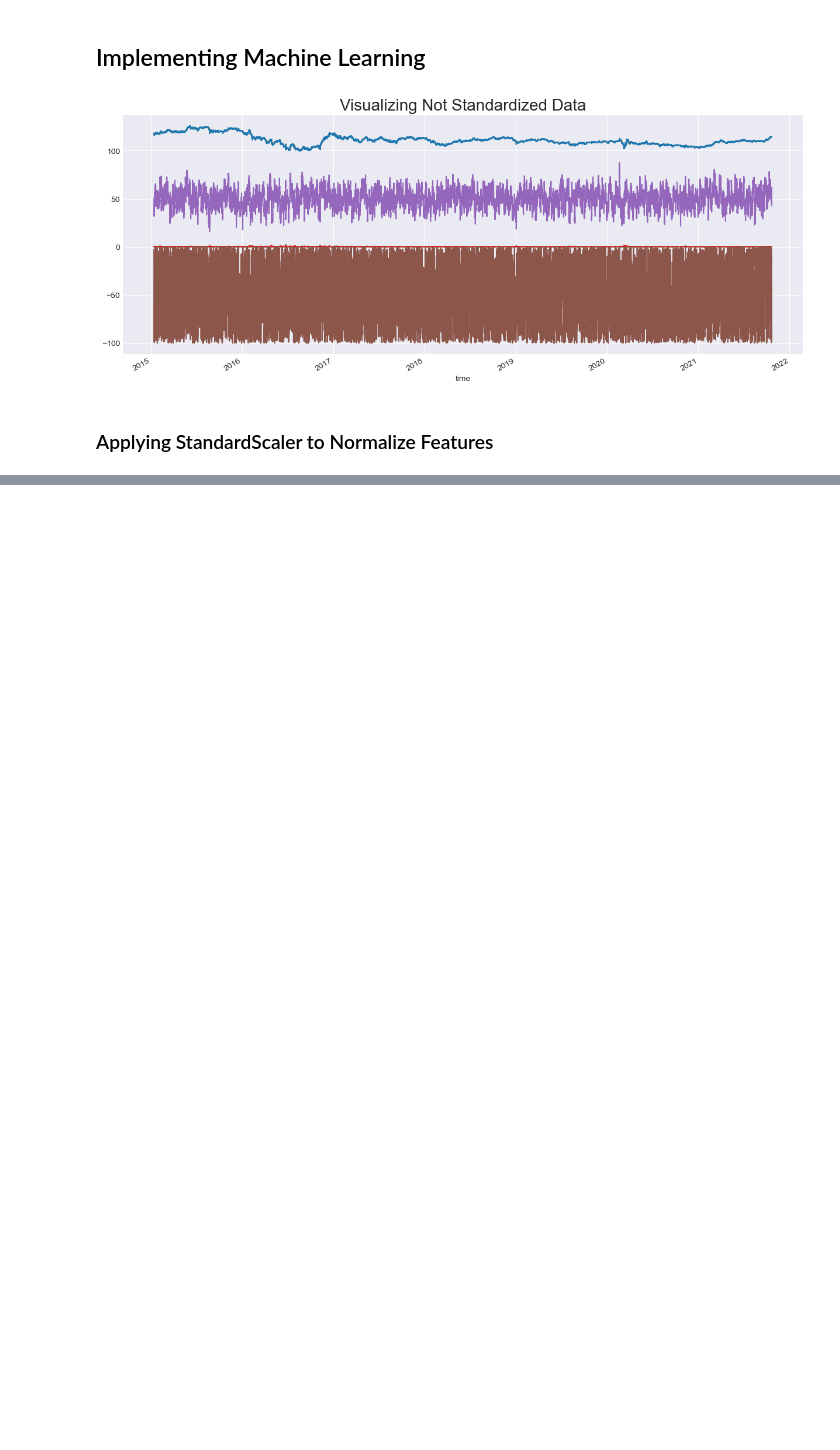
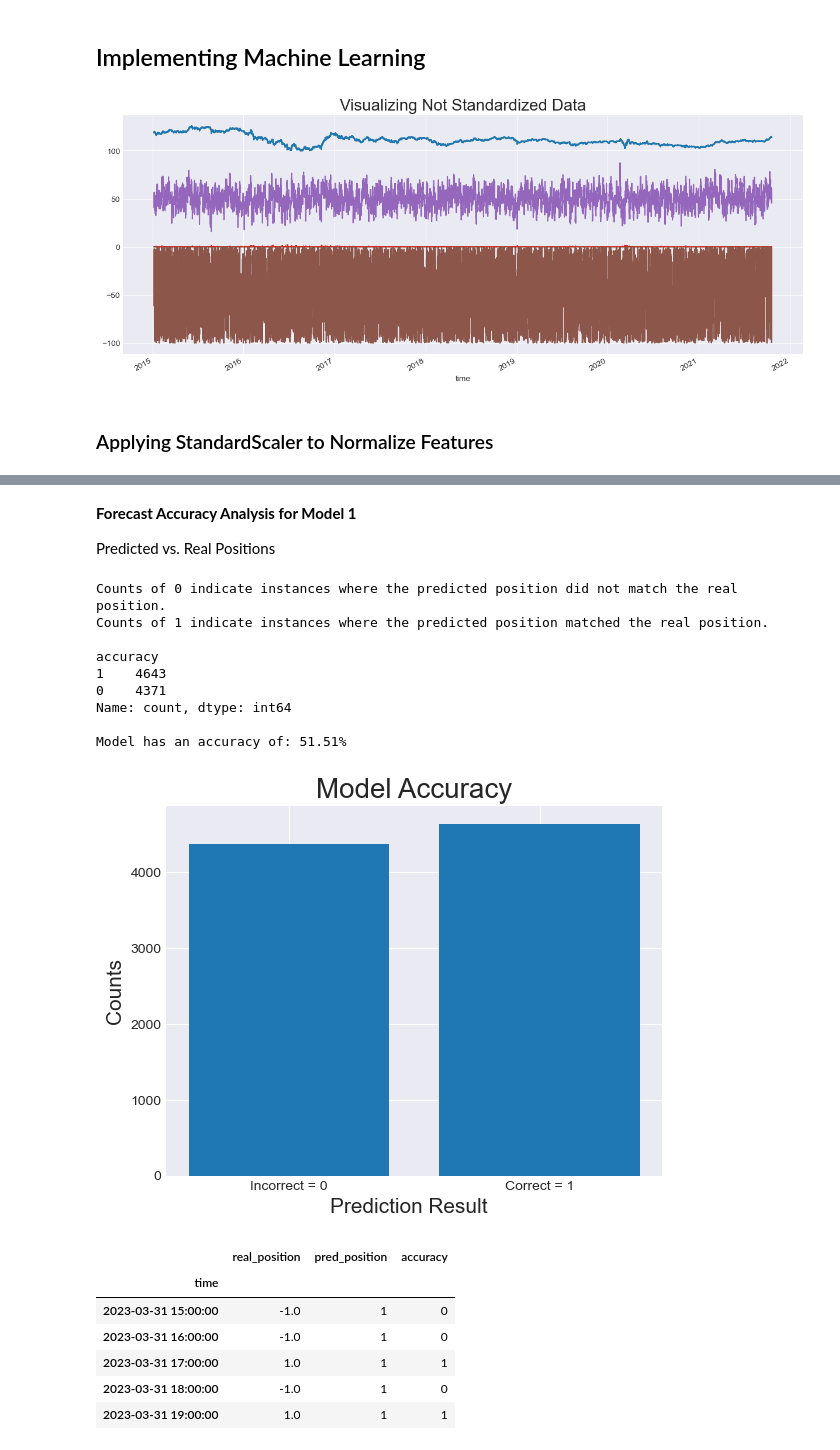
Before and after one commit to YarosInter/Time-Series-LSTM-Neural-Network, a Jupyter notebook: Classifier_LSTM_Neural_Network.ipynb, the cells around one changed output, grey strips where cells are left out. Saved outputs shown, nothing was run; the diff lists cells and outputs as text; code cells hidden in the pictures; blank space fills up the shorter version.

```diff
--- a/Classifier_LSTM_Neural_Network.ipynb
+++ b/Classifier_LSTM_Neural_Network.ipynb
@@ -141,0 +423,24 @@ plt.show()
+# %% [markdown]
+**Forecast Accuracy Analysis for Model 1**
+
+Predicted vs. Real Positions
+# %%
+backtest.compute_model_accuracy(returns_model_1["real_position"], returns_model_1["pred_position"])
+# %% [output]
+Counts of 0 indicate instances where the predicted position did not match the real position.
+Counts of 1 indicate instances where the predicted position matched the real position.
+
+accuracy
+1    4643
+0    4371
+Name: count, dtype: int64
+
+Model has an accuracy of: 51.51%
+[figure, added]
+|  | real_position | pred_position | accuracy |
+| time |  |  |  |
+| 2023-03-31 15:00:00 | -1.0 | 1 | 0 |
+| 2023-03-31 16:00:00 | -1.0 | 1 | 0 |
+| 2023-03-31 17:00:00 | 1.0 | 1 | 1 |
+| 2023-03-31 18:00:00 | -1.0 | 1 | 0 |
+| 2023-03-31 19:00:00 | 1.0 | 1 | 1 |
```
Also changed, not shown: parts of 29 cells of this notebook, 6 other files.
